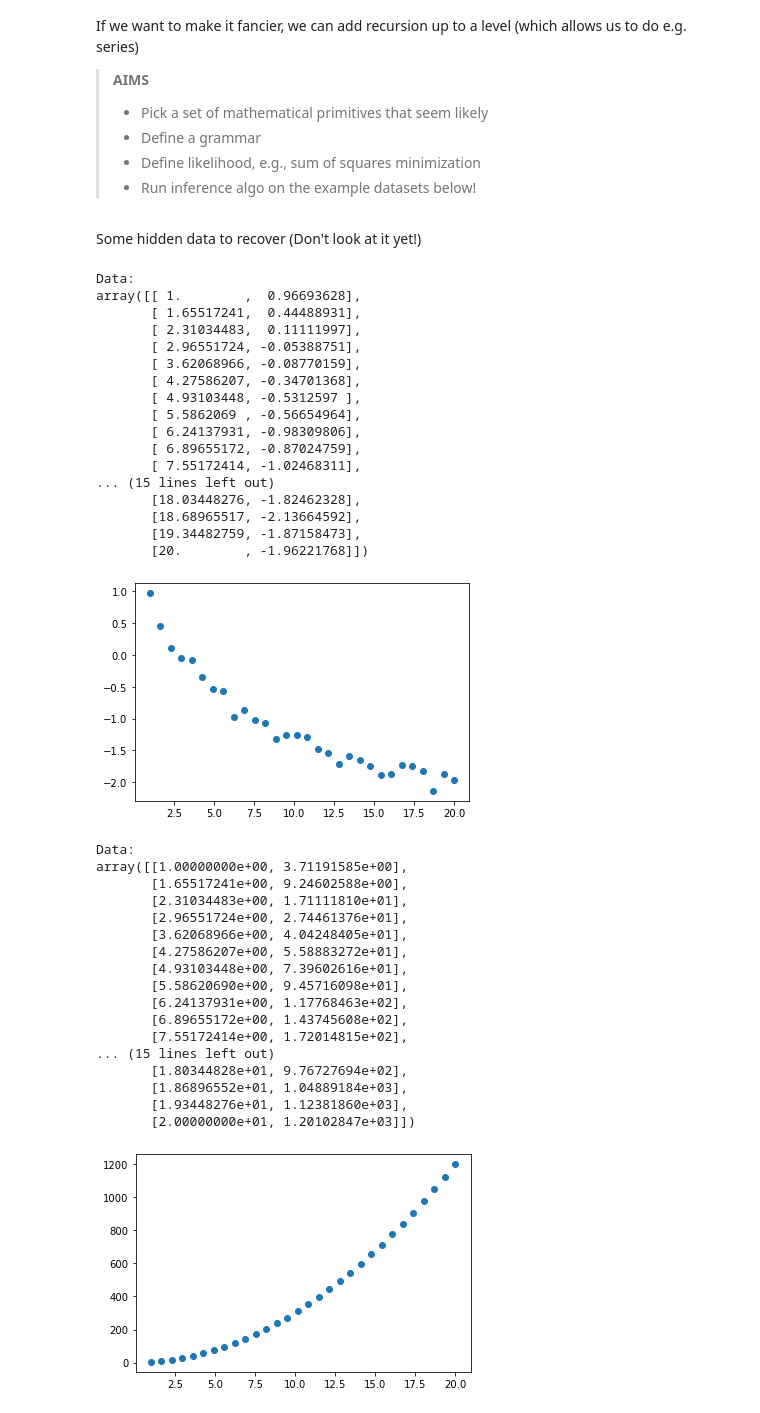
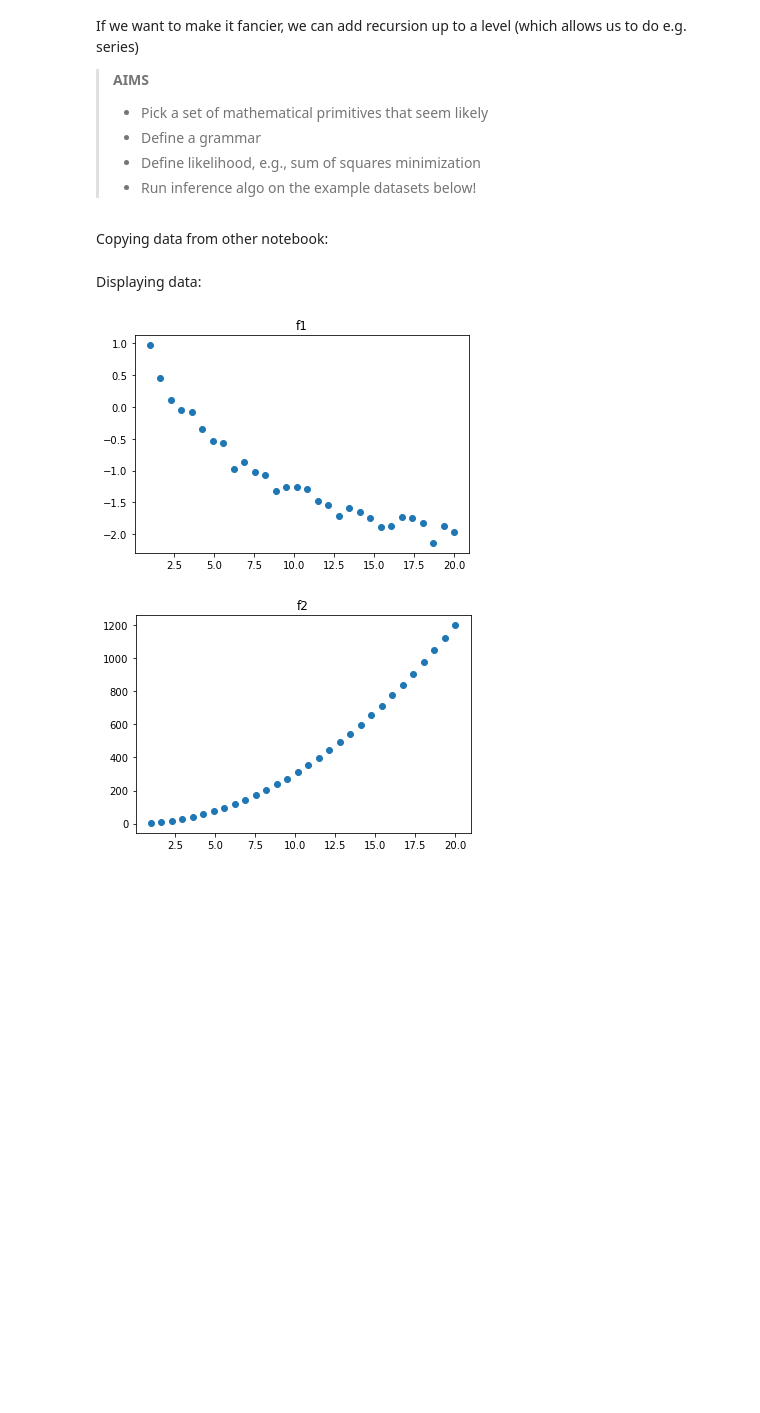
Before and after one commit to thelogicalgrammar/pLoT_course, a Jupyter notebook: book/12_lab_solved.ipynb, the cells around one changed output. Drawn from its saved outputs; the diff is of its cells as text; code cells hidden in the pictures; blank space fills up the shorter version.

```diff
--- a/book/12_lab_solved.ipynb
+++ b/book/12_lab_solved.ipynb
@@ -44,4 +46,4 @@ If we want to make it fancier, we can add recursion up to a level (which allows
 > - Define likelihood, e.g., sum of squares minimization
 > - Run inference algo on the example datasets below!
 # %% [markdown]
-Some hidden data to recover (Don't look at it yet!)
+Copying data from other notebook:
@@ -48,44 +150,11 @@ Some hidden data to recover (Don't look at it yet!)
+# %% [markdown]
+Displaying data:
 # %%
-for f in [f1, f2, f3]:
-    print('Data: ')
-    pprint(f)
+for i, f in enumerate([f1, f2, f3]):
     plt.scatter(*f.T)
+    plt.title(f'f{i+1}')
     plt.show()
     print('\n')
 # %% [output]
-Data:
-array([[ 1.        ,  0.96693628],
-       [ 1.65517241,  0.44488931],
-       [ 2.31034483,  0.11111997],
-       [ 2.96551724, -0.05388751],
-       [ 3.62068966, -0.08770159],
-       [ 4.27586207, -0.34701368],
-       [ 4.93103448, -0.5312597 ],
-       [ 5.5862069 , -0.56654964],
-       [ 6.24137931, -0.98309806],
-       [ 6.89655172, -0.87024759],
-       [ 7.55172414, -1.02468311],
-... (15 lines left out)
-       [18.03448276, -1.82462328],
-       [18.68965517, -2.13664592],
-       [19.34482759, -1.87158473],
-       [20.        , -1.96221768]])
-[figure, old version]
+[figure, new version]
-Data:
-array([[1.00000000e+00, 3.71191585e+00],
-       [1.65517241e+00, 9.24602588e+00],
-       [2.31034483e+00, 1.71111810e+01],
-       [2.96551724e+00, 2.74461376e+01],
-       [3.62068966e+00, 4.04248405e+01],
-       [4.27586207e+00, 5.58883272e+01],
-       [4.93103448e+00, 7.39602616e+01],
-       [5.58620690e+00, 9.45716098e+01],
-       [6.24137931e+00, 1.17768463e+02],
-       [6.89655172e+00, 1.43745608e+02],
-       [7.55172414e+00, 1.72014815e+02],
-... (15 lines left out)
-       [1.80344828e+01, 9.76727694e+02],
-       [1.86896552e+01, 1.04889184e+03],
-       [1.93448276e+01, 1.12381860e+03],
-       [2.00000000e+01, 1.20102847e+03]])
-[figure, old version]
+[figure, new version]
```
Also changed, not shown: parts of 34 cells of this notebook, 3 other files.
